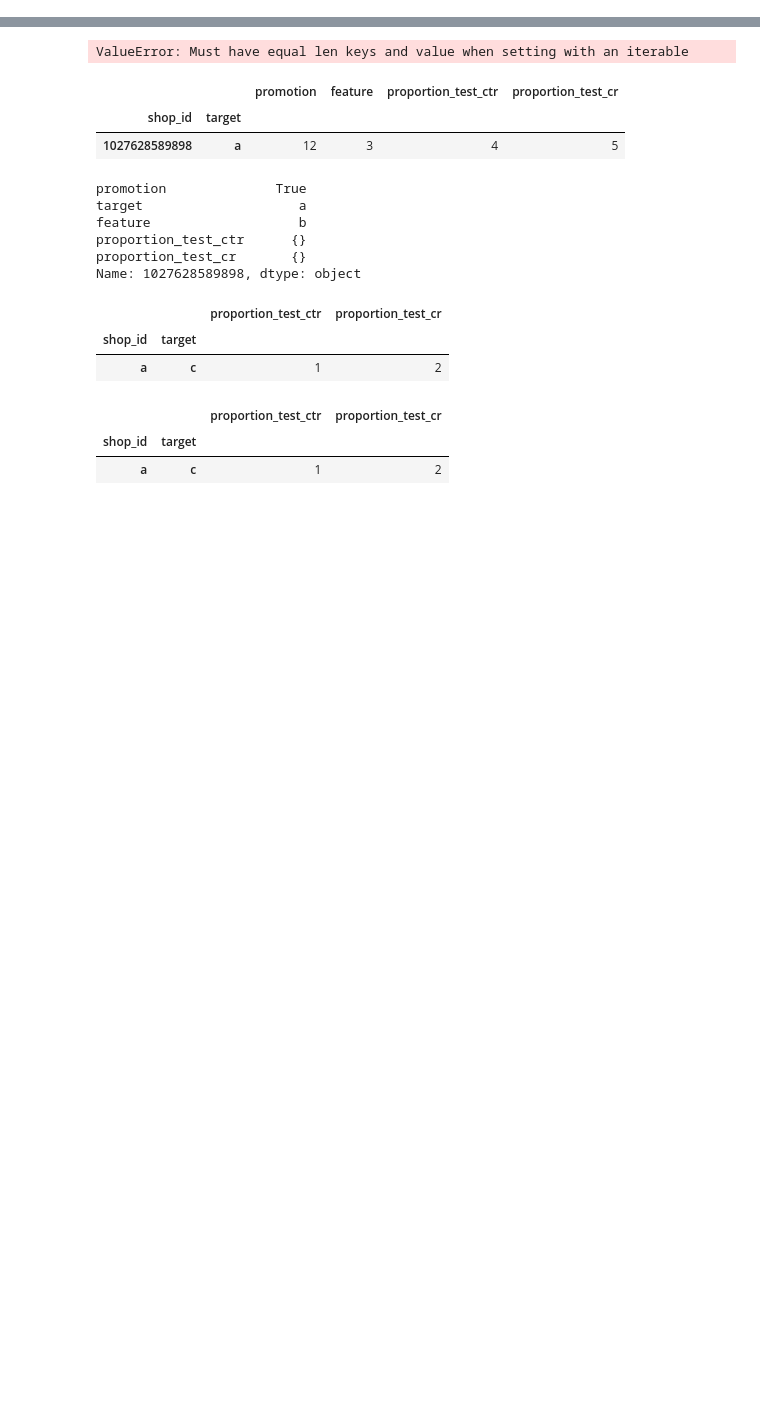
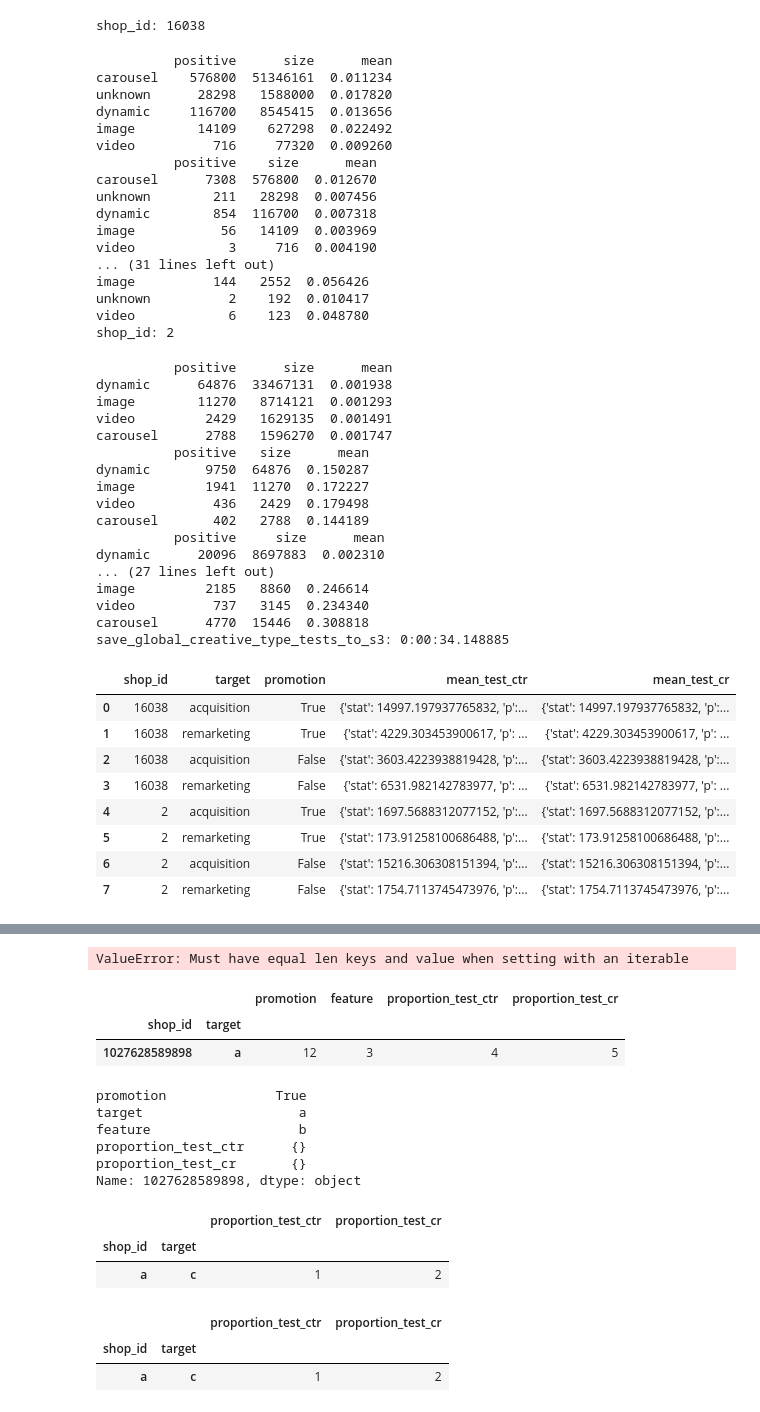
Before and after one commit to Katja-Lebesgue/premium_dashboard, a Jupyter notebook: tmp.ipynb, the cells around one changed output, grey strips where cells are left out. Cells and saved outputs as stored; diff of their text form; code cells hidden in the pictures; blank space fills up the shorter version.

```diff
--- a/tmp.ipynb
+++ b/tmp.ipynb
@@ -24,3 +50,51 @@ from src.scripts.saving_s3_files.save_global_creative_type_tests_to_s3 import sa
+# %%
+table = save_global_creative_type_tests_to_s3(db=db)
+table
+# %% [output]
+shop_id: 16038
+          positive      size      mean
+carousel    576800  51346161  0.011234
+unknown      28298   1588000  0.017820
+dynamic     116700   8545415  0.013656
+image        14109    627298  0.022492
+video          716     77320  0.009260
+          positive    size      mean
+carousel      7308  576800  0.012670
+unknown        211   28298  0.007456
+dynamic        854  116700  0.007318
+image           56   14109  0.003969
+video            3     716  0.004190
+... (31 lines left out)
+image          144   2552  0.056426
+unknown          2    192  0.010417
+video            6    123  0.048780
+shop_id: 2
+          positive      size      mean
+dynamic      64876  33467131  0.001938
+image        11270   8714121  0.001293
+video         2429   1629135  0.001491
+carousel      2788   1596270  0.001747
+          positive   size      mean
+dynamic       9750  64876  0.150287
+image         1941  11270  0.172227
+video          436   2429  0.179498
+carousel       402   2788  0.144189
+          positive     size      mean
+dynamic      20096  8697883  0.002310
+... (27 lines left out)
+image         2185   8860  0.246614
+video          737   3145  0.234340
+carousel      4770  15446  0.308818
+save_global_creative_type_tests_to_s3: 0:00:34.148885
+|  | shop_id | target | promotion | mean_test_ctr | mean_test_cr |
+| 0 | 16038 | acquisition | True | {'stat': 14997.197937765832, 'p':... | {'stat': 14997.197937765832, 'p':... |
+| 1 | 16038 | remarketing | True | {'stat': 4229.303453900617, 'p': ... | {'stat': 4229.303453900617, 'p': ... |
+| 2 | 16038 | acquisition | False | {'stat': 3603.4223938819428, 'p':... | {'stat': 3603.4223938819428, 'p':... |
+| 3 | 16038 | remarketing | False | {'stat': 6531.982142783977, 'p': ... | {'stat': 6531.982142783977, 'p': ... |
+| 4 | 2 | acquisition | True | {'stat': 1697.5688312077152, 'p':... | {'stat': 1697.5688312077152, 'p':... |
+| 5 | 2 | remarketing | True | {'stat': 173.91258100686488, 'p':... | {'stat': 173.91258100686488, 'p':... |
+| 6 | 2 | acquisition | False | {'stat': 15216.306308151394, 'p':... | {'stat': 15216.306308151394, 'p':... |
+| 7 | 2 | remarketing | False | {'stat': 1754.7113745473976, 'p':... | {'stat': 1754.7113745473976, 'p':... |
 # %%
 df = read_csv_from_s3('data/global/global_feature_tests_from_2022-09-01_to_2023-03-01.csv')
 df.set_index(["shop_id", "target"], inplace=True)
```
Also changed, not shown: parts of 10 cells of this notebook, 8 other files.
